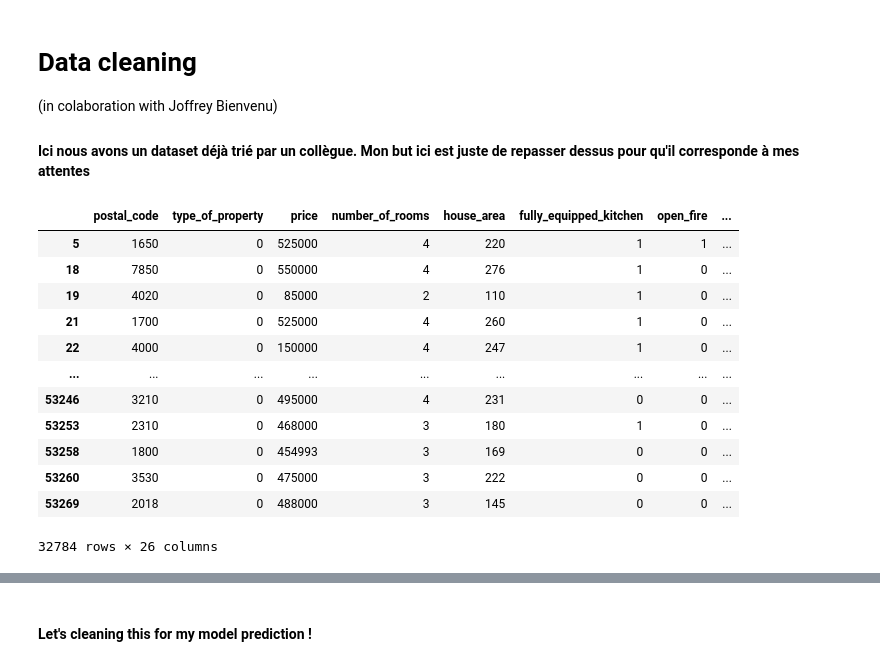
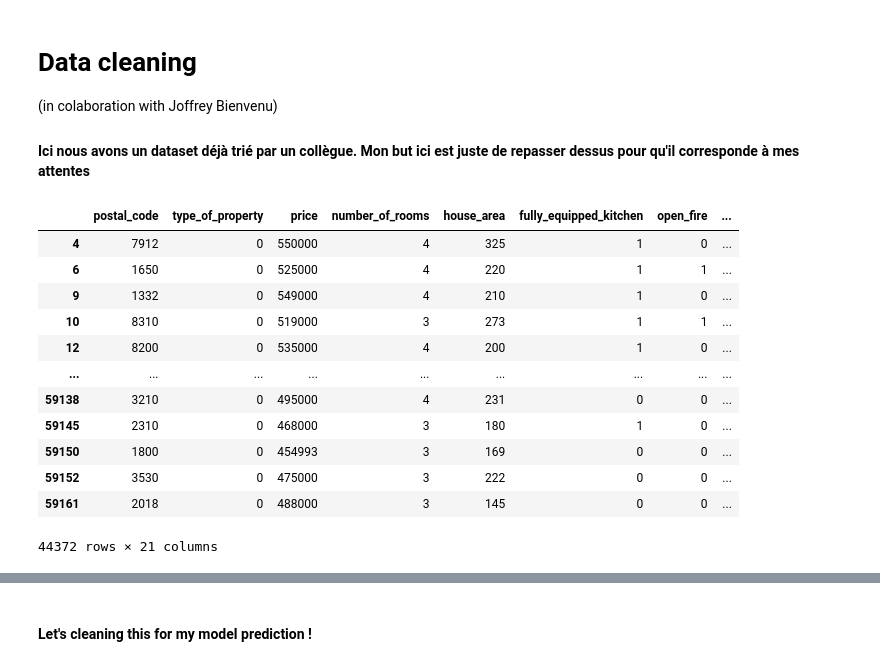
Before and after one commit to leersmathieu/ImmoEliza-API, a Jupyter notebook: data-cleaning-IC52.ipynb, the cells around one changed output, grey strips where cells are left out. Drawn from its saved outputs; the diff is of its cells as text; code cells hidden in the pictures.

```diff
--- a/data-cleaning-IC52.ipynb
+++ b/data-cleaning-IC52.ipynb
@@ -6,26 +6,26 @@
 # %%
 # importation des libs/datasets...
 import pandas as pd
 import numpy as np
 import seaborn as sns
 import matplotlib.pyplot as plt
 
-df = pd.read_csv('./dataset/immoCollect52b.csv', index_col=0)
+df = pd.read_csv('./dataset/immoCollect52c.csv', index_col=0)
 df
 # %% [output]
 |  | postal_code | type_of_property | price | number_of_rooms | house_area | fully_equipped_kitchen | open_fire | ... |
-| 5 | 1650 | 0 | 525000 | 4 | 220 | 1 | 1 | ... |
-| 18 | 7850 | 0 | 550000 | 4 | 276 | 1 | 0 | ... |
-| 19 | 4020 | 0 | 85000 | 2 | 110 | 1 | 0 | ... |
-| 21 | 1700 | 0 | 525000 | 4 | 260 | 1 | 0 | ... |
-| 22 | 4000 | 0 | 150000 | 4 | 247 | 1 | 0 | ... |
+| 4 | 7912 | 0 | 550000 | 4 | 325 | 1 | 0 | ... |
+| 6 | 1650 | 0 | 525000 | 4 | 220 | 1 | 1 | ... |
+| 9 | 1332 | 0 | 549000 | 4 | 210 | 1 | 0 | ... |
+| 10 | 8310 | 0 | 519000 | 3 | 273 | 1 | 1 | ... |
+| 12 | 8200 | 0 | 535000 | 4 | 200 | 1 | 0 | ... |
 | ... | ... | ... | ... | ... | ... | ... | ... | ... |
-| 53246 | 3210 | 0 | 495000 | 4 | 231 | 0 | 0 | ... |
-| 53253 | 2310 | 0 | 468000 | 3 | 180 | 1 | 0 | ... |
-| 53258 | 1800 | 0 | 454993 | 3 | 169 | 0 | 0 | ... |
-| 53260 | 3530 | 0 | 475000 | 3 | 222 | 0 | 0 | ... |
-| 53269 | 2018 | 0 | 488000 | 3 | 145 | 0 | 0 | ... |
+| 59138 | 3210 | 0 | 495000 | 4 | 231 | 0 | 0 | ... |
+| 59145 | 2310 | 0 | 468000 | 3 | 180 | 1 | 0 | ... |
+| 59150 | 1800 | 0 | 454993 | 3 | 169 | 0 | 0 | ... |
+| 59152 | 3530 | 0 | 475000 | 3 | 222 | 0 | 0 | ... |
+| 59161 | 2018 | 0 | 488000 | 3 | 145 | 0 | 0 | ... |
-32784 rows × 26 columns
+44372 rows × 21 columns
 # %%
 df.isna().sum()
 # %% [output]
```
Also changed, not shown: parts of 21 cells of this notebook, 5 other files.
